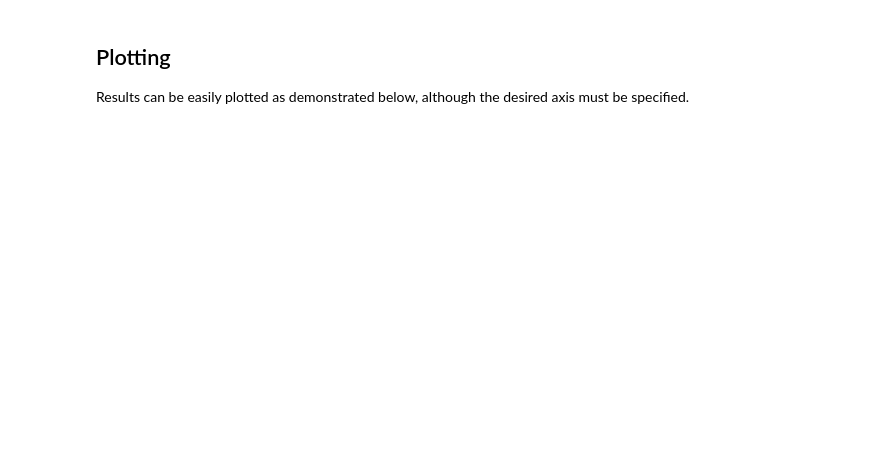
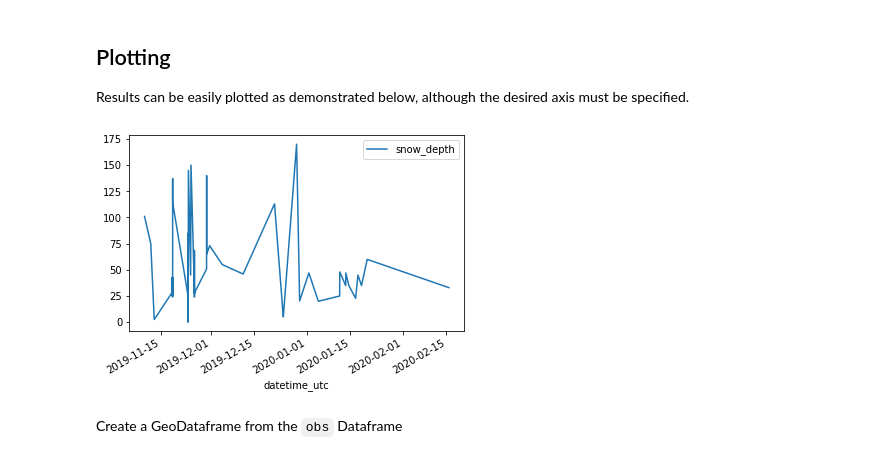
Before and after one commit to communitysnowobs/mountainhub-api, a Jupyter notebook: notebooks/MountainHub API - Alaska.ipynb, the cells around one changed output. Saved outputs shown, nothing was run; the diff lists cells and outputs as text; code cells hidden in the pictures; blank space fills up the shorter version.

```diff
--- a/notebooks/MountainHub API - Alaska.ipynb
+++ b/notebooks/MountainHub API - Alaska.ipynb
@@ -123,4 +123,8 @@ obs[obs.author_name == 'Emily Baker']
 ## Plotting
 Results can be easily plotted as demonstrated below, although the desired axis must be specified.
 # %%
-# obs.plot(x='date', y='snow_depth')
+obs.plot(x='datetime_utc', y='snow_depth');
+# %% [output]
+[figure, added]
+# %% [markdown]
+Create a GeoDataframe from the `obs` Dataframe
```
Also changed, not shown: parts of 14 cells of this notebook, 8 other files.
